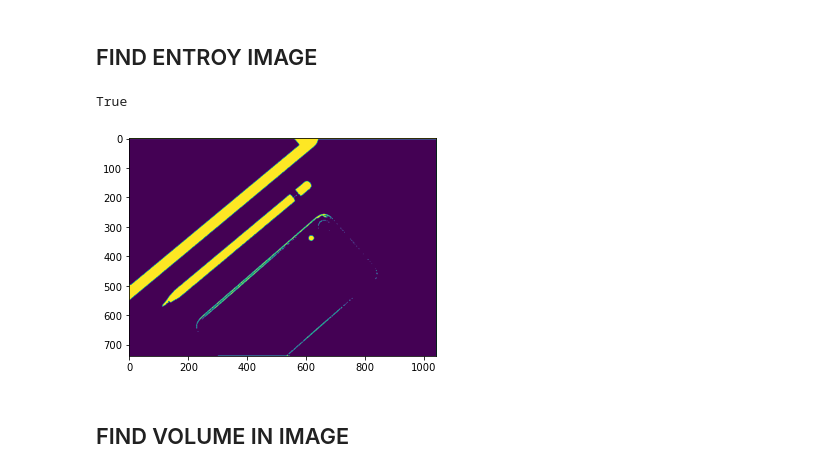
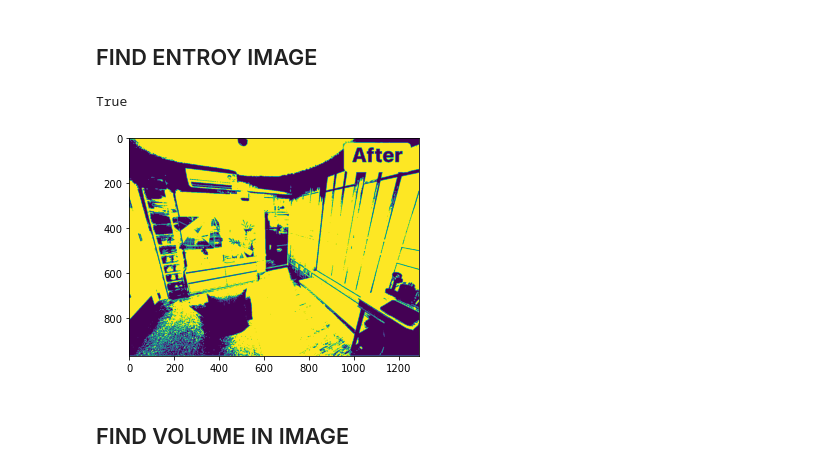
Before and after one commit to dekearthsa/test_entropy, a Jupyter notebook: index.ipynb, the cells around one changed output. Drawn from its saved outputs; the diff is of its cells as text; code cells hidden in the pictures.

```diff
--- a/index.ipynb
+++ b/index.ipynb
@@ -2,16 +2,18 @@
 import cv2
 import matplotlib.pyplot as plt
 from scipy import stats
-image = cv2.imread('./image.png')
+import numpy as np
+img_name = './After2.png'
+image = cv2.imread(img_name)
 # %% [markdown]
 ## FIND ENTROY IMAGE ##
 # %%
 img_gray = cv2.cvtColor(image, cv2.COLOR_BGR2GRAY)
-ret, thresh = cv2.threshold(img_gray, 155, 255, cv2.THRESH_BINARY)
+ret, thresh = cv2.threshold(img_gray, 100, 255, cv2.THRESH_BINARY)
 plt.imshow(thresh)
-cv2.imwrite('image_thres1.jpg', thresh)
+cv2.imwrite('image_thres1_'+'After2'+'.jpg', thresh)
 # %% [output]
 True
-[figure, old version]
+[figure, new version]
 # %% [markdown]
 ## FIND VOLUME IN IMAGE ##
```
Also changed, not shown: parts of 4 cells of this notebook, 13 other files.
